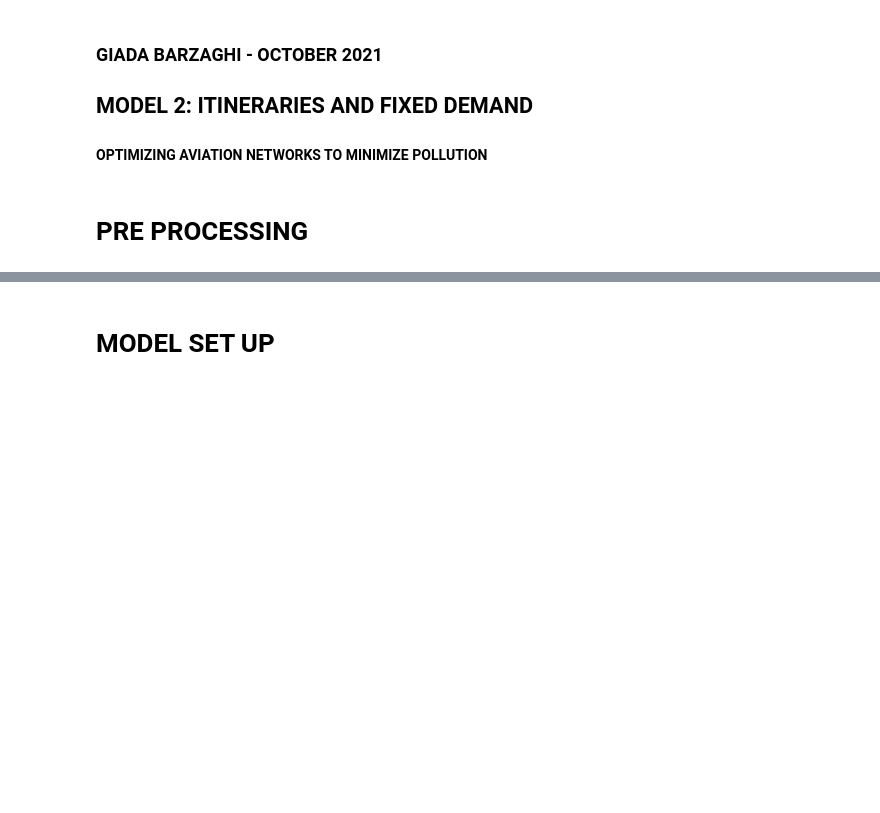
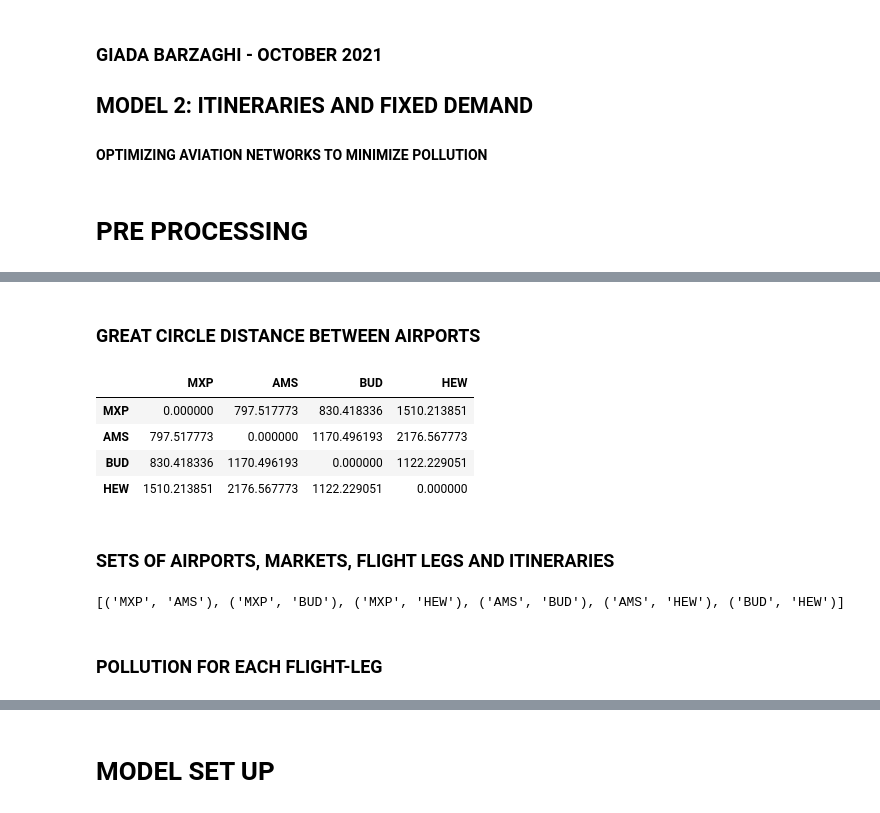
Before and after one commit to GiadaBarzaghi/MSc-Dissertation-, a Jupyter notebook: 202110_MODEL2_itineraries | fixed demand.ipynb, the cells around one changed output, grey strips where cells are left out. Cells and saved outputs as stored; diff of their text form; code cells hidden in the pictures; blank space fills up the shorter version.

```diff
--- a/202110_MODEL2_itineraries | fixed demand.ipynb
+++ b/202110_MODEL2_itineraries | fixed demand.ipynb
@@ -23,0 +95,2 @@ from geopy.distance import great_circle
+# %% [markdown]
+### GREAT CIRCLE DISTANCE BETWEEN AIRPORTS
@@ -23,0 +137,70 @@ from geopy.distance import great_circle
+# %%
+# creating latlon column in dataframe
+DF['latlon'] = list(zip(DF['Latitude'], DF['Longitude']))
+
+# creating an empty squared df to populate with distances later (initiate with zeroes)
+square = pd.DataFrame(
+    np.zeros((DF.shape[0], DF.shape[0])),
+    index=DF.index, columns=DF.index
+)
+
+# defining the distance function: returns distance between a point and all the others in the network
+def get_distance(col):
+    end = DF.loc[col.name, 'latlon']
+    return DF['latlon'].apply(distance_on_unit_sphere,
+                              args=(end,)
+                             )
+
+distances = square.apply(get_distance, axis=1).T
+distances = distances.rename(columns={0: 'MXP',1:'AMS', 2:'BUD', 3:'HEW'}, index={0: 'MXP',1:'AMS', 2:'BUD', 3:'HEW'})
+distances
+# %% [output]
+|  | MXP | AMS | BUD | HEW |
+| MXP | 0.000000 | 797.517773 | 830.418336 | 1510.213851 |
+| AMS | 797.517773 | 0.000000 | 1170.496193 | 2176.567773 |
+| BUD | 830.418336 | 1170.496193 | 0.000000 | 1122.229051 |
+| HEW | 1510.213851 | 2176.567773 | 1122.229051 | 0.000000 |
+# %% [markdown]
+### SETS OF AIRPORTS, MARKETS, FLIGHT LEGS AND ITINERARIES
+# %%
+# 1: CREATING THE LIST OF AIRPORTS USING IATA CODES
+Airports = DF['IATA code']
+
+# 2: GENERATING ALL POSSIBLE COMBINATIONS OF AIRPORTS TO OBTAIN FLIGHT LEGS
+F = list(itertools.combinations(Airports, 2))
+print(F)
+
+# 2.1: FOR NOW ASSUMING THAT EACH MARKET IS EQUIVALENT TO AIRPORT-PAIRS (RATHER THAN CITY-PAIRS)
+# CREATING SET OF MARKETS
+M = F
+
+# 3: GENERATING ALL POSSIBLE ITINERARIES :
+
+# CREATING A FUNCTION THAT GENERATES ALL POSSIBLE ITINERARIES FROM A LIST OF FLIGHT LEGS (TAKES F AS INPUT)
+def create_itineraries(F):
+#set of non stop itineraries
+    non_stop = []
+    for f in F:
+        i = (f[0], '-', f[1])
+        non_stop.append(i)
+
+# set of one-stop itineraries
+    F1 = F
+    one_stop = []
+    for f in F:
+        for t in F1:
+             if f[1]==t[0]:
+                i = (f[0], f[1], t[1])
+                one_stop.append(i)
+
+#set of all itineraries
+    I = non_stop + one_stop
+    #print(I)
+    return I
+
+# APPLYING THE FUNCTION
+I = create_itineraries(F)
+# %% [output]
+[('MXP', 'AMS'), ('MXP', 'BUD'), ('MXP', 'HEW'), ('AMS', 'BUD'), ('AMS', 'HEW'), ('BUD', 'HEW')]
+# %% [markdown]
+### POLLUTION FOR EACH FLIGHT-LEG
```
Also changed, not shown: parts of 51 cells of this notebook.
